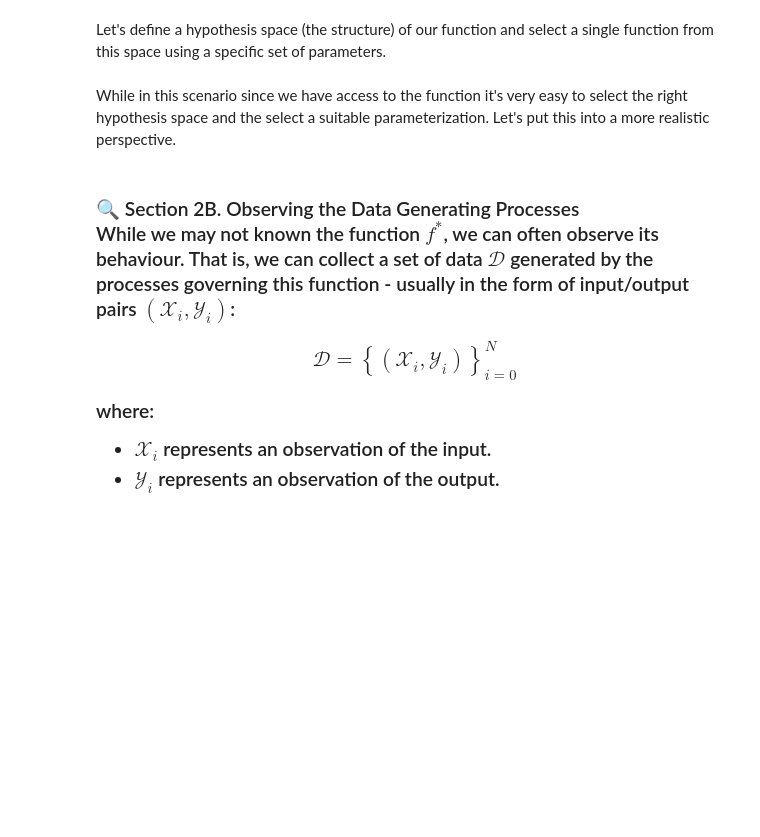
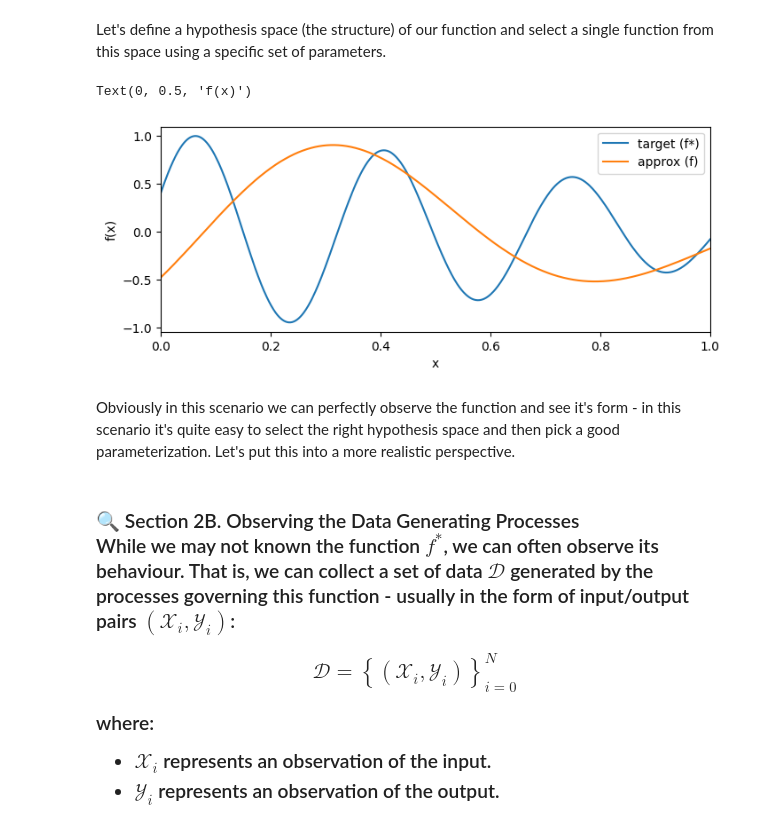
Before and after one commit to nextgenerationgraduatesprogram/nextgen25-mlai-workshop01, a Jupyter notebook: notebooks/main.ipynb, the cells around one changed output. Drawn from its saved outputs; the diff is of its cells as text; code cells hidden in the pictures; blank space fills up the shorter version.

```diff
--- a/notebooks/main.ipynb
+++ b/notebooks/main.ipynb
@@ -199,7 +215,7 @@ We could also place constraints on the parameter space to further restrict diffe
 # %%
 # define a set of parameters to consider (doesn't have to be explicit)
 a = [0, ..., 1]
-b = [1,2]
+b = ...
 
 # define a hypothesis space with parameters constrained by parameter space
 def H(a, b):
@@ -210,4 +226,4 @@ def H(a, b):
     return f
 
 # invalid model based on parameter space constraints
-f = H(4.1,1)
+f = H(a=4.1, b=1)
@@ -232,3 +254,9 @@ In this case:
+# %%
+# define a candidate hypothesis space
+def H(A, k, x_0, B, tau_0, phi_0, C, tau_1, phi_1, D):
+    def f(x): # <--- use this form
+        return A * np.exp(-k * (x - x_0)**2) * (B * np.sin(2 * np.pi * tau_0 + phi_0) + C * np.cos(2 * np.pi * tau_1 + phi_1)) + D
+    return f
 # %% [markdown]
 However, for a vast number of problems, we don't even know what form the function should take...
 - What function describes a person’s reasoning process?
@@ -294,28 +327,31 @@ ax.set_ylabel("f(x)")
 # %% [markdown]
 Let's define a hypothesis space (the structure) of our function and select a single function from this space using a specific set of parameters.
 # %%
-# hypothesis space
+# your hypothesis space
 def H(tau, phi):
     def f(x):
-        return tau * x + phi # <-- TODO: this is probably a poor hypothesis - have a go at re-writing it
+        return np.exp(-x**2) * np.sin(tau * np.pi * x + phi) # <-- TODO: this is probably a poor hypothesis - have a go at re-writing it
     return f
 
 # select a function from this space
-f_approx = H(tau=1, phi=-0.5) # <-- TODO: these is probably a poor parameterization - pick some better parameters
+f_approx = H(tau=2, phi=-0.5) # <-- TODO: these is probably a poor parameterization - pick some better parameters
 
 # make predictions
 y_pred = f_approx(x)
 
 # plot the target function
 fig, ax = plt.subplots(figsize=(8,3))
 ax.plot(x, y, label="target (f*)")
 ax.plot(x, y_pred, label="approx (f)")
 ax.set_xlim(x.min(), x.max())
 ax.legend(loc="best")
 ax.set_xlabel("x")
 ax.set_ylabel("f(x)")
+# %% [output]
+Text(0, 0.5, 'f(x)')
+[figure, added]
 # %% [markdown]
-While in this scenario since we have access to the function it's very easy to select the right hypothesis space and the select a suitable parameterization. Let's put this into a more realistic perspective.
+Obviously in this scenario we can perfectly observe the function and see it's form - in this scenario it's quite easy to select the right hypothesis space and then pick a good parameterization. Let's put this into a more realistic perspective.
 # %% [markdown]
 <h3>
     🔍 Section 2B. Observing the Data Generating Processes
```
Also changed, not shown: parts of 63 cells of this notebook.
